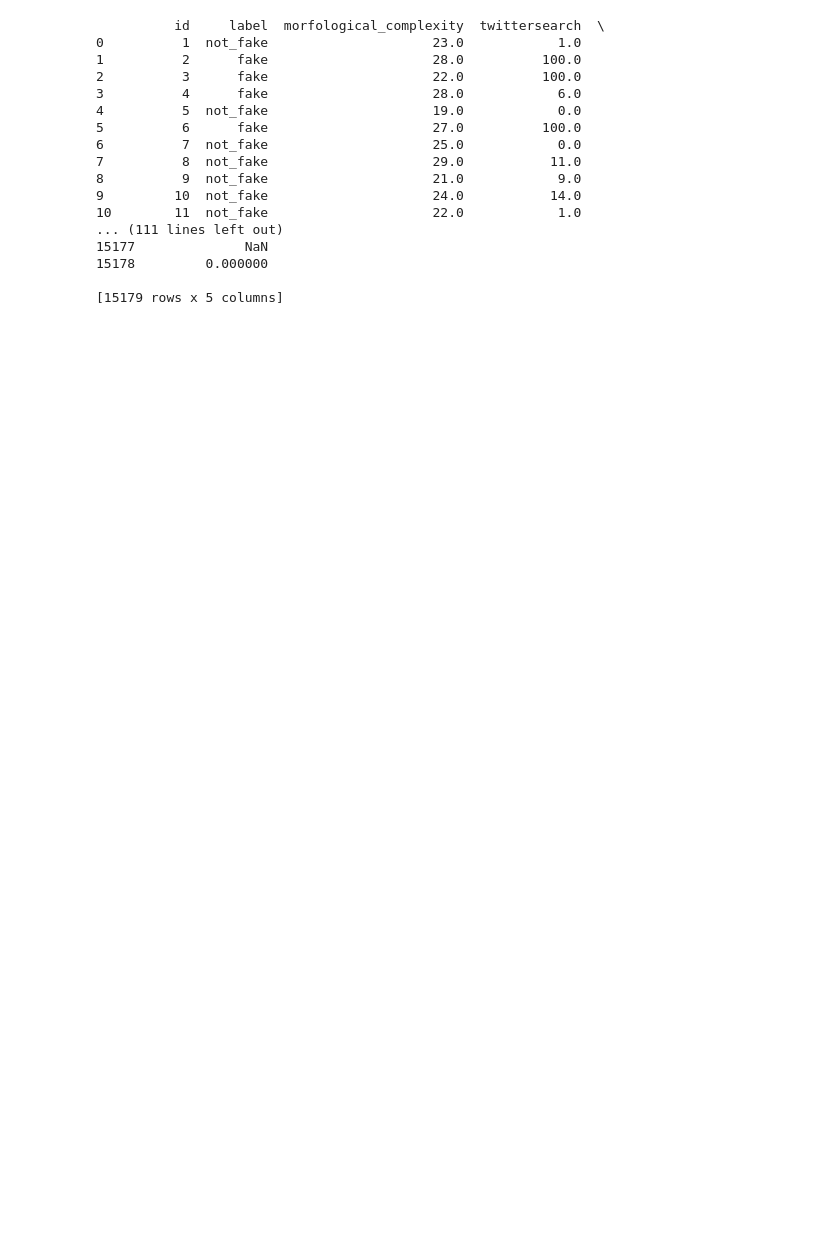
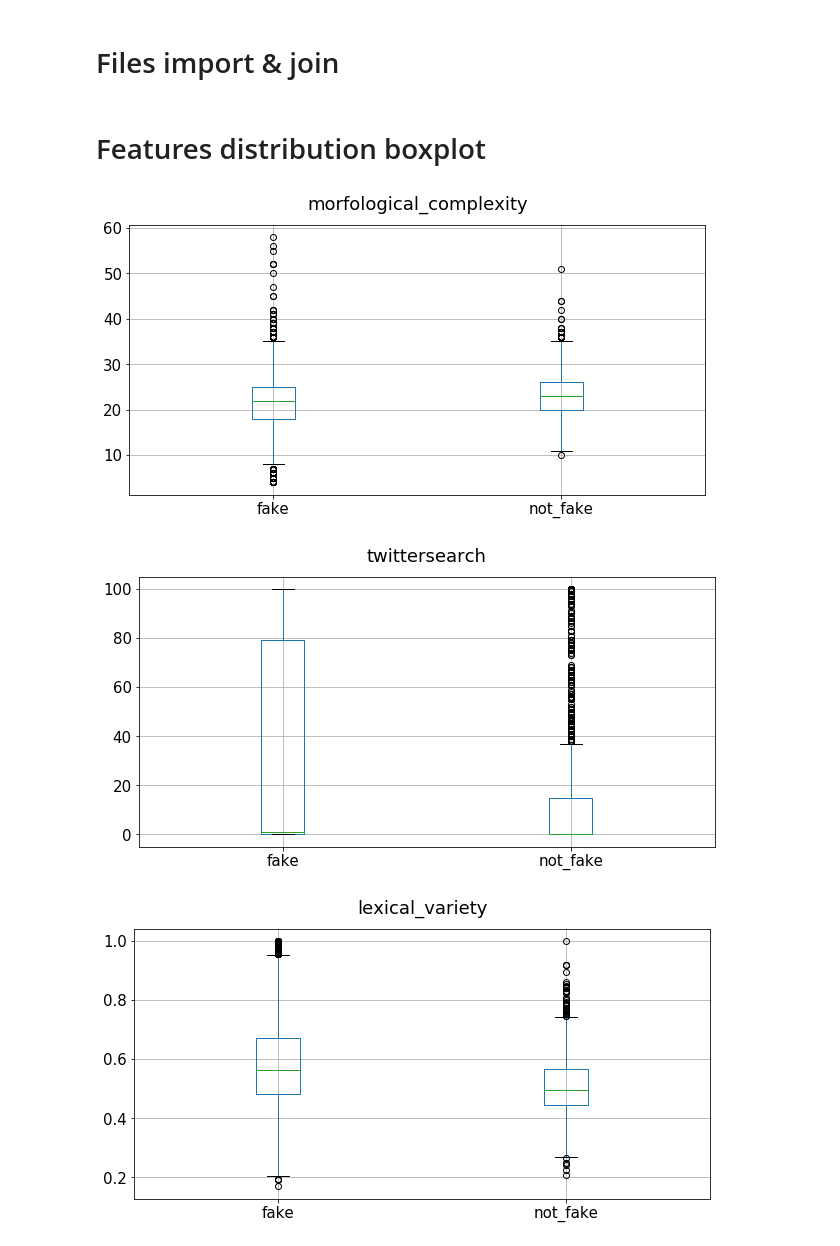
Before and after one commit to IcedGarion/fake-news, a Jupyter notebook: src/plot_results.ipynb, the cells around one changed output. Drawn from its saved outputs; the diff is of its cells as text; code cells hidden in the pictures; blank space fills up the shorter version.

Commit message:
TEST PLOT with lots of twitter data and a few ml

```diff
--- a/src/plot_results.ipynb
+++ b/src/plot_results.ipynb
@@ -1,22 +1,17 @@
+# %% [markdown]
+# Files import & join
 # %%
-# scatter plot + box plot (& istogram) per ogni combinazione di features
-
-# notebook:
-# Legge dalla directory out/ tutti i file che ci sono (uno per feature) e mettere insieme tutto in uno stesso file
-# (sicuramente la run di twitter andra' da sola e avra' un file di out a parte: si vuole unire ai file gia' presenti delle altre features:
-# pandas.join... Metti tutto in un file solo, e poi fai i vari plot.
-
-import os, pandas
+import os, pandas as pd
 
 # files from "features_exploration" out (.csv)
 out_path = ".." + os.sep + "out" + os.sep
 dataframes = []
 features = []
 
-# reads file (= features names = column name)
+# file read (filenames = features names = column name)
 for result_file in os.listdir(out_path):
     features.append(result_file)
-    dataframes.append(pandas.read_csv(out_path + result_file))
+    dataframes.append(pd.read_csv(out_path + result_file))
 
 # directory not empty check
 if len(dataframes) == 0:
@@ -26,28 +21,37 @@ if len(dataframes) == 0:
 # joins all data!
 final_data = dataframes[0]
 for dataframe in dataframes[1:]:
-    final_data = pandas.merge(final_data, dataframe, on="id", how="outer")
+    final_data = pd.merge(final_data, dataframe, suffixes=("", "_fn"), on="id", how="outer")
 
-# picks only id, label and features columns (merge produces junk too)
+# picks only id, label and features columns (mergeing produces also a lot of junk)
 columns = ["id", "label"]
 columns.extend(features)
-
-print(final_data[columns])
+final_data = final_data[columns]
-# %% [output]
-          id     label  morfological_complexity  twittersearch  \
-0          1  not_fake                     23.0            1.0
-1          2      fake                     28.0          100.0
-2          3      fake                     22.0          100.0
-3          4      fake                     28.0            6.0
-4          5  not_fake                     19.0            0.0
-5          6      fake                     27.0          100.0
-6          7  not_fake                     25.0            0.0
-7          8  not_fake                     29.0           11.0
-8          9  not_fake                     21.0            9.0
-9         10  not_fake                     24.0           14.0
-10        11  not_fake                     22.0            1.0
-... (111 lines left out)
-15177              NaN
-15178         0.000000
-
-[15179 rows x 5 columns]
+# %% [markdown]
+# Features distribution boxplot
+# %%
+import numpy as np, matplotlib.pyplot as plt
+
+
+''' PLOTTING RESULTS '''
+
+# parameters
+width = 10
+height = 5
+axes_fontsize = 15
+labels_fontsize = 18
+
+# boxplot: distribution of fake - not_fake for every feature
+for feature in features:
+    # plot
+    boxplot = final_data.boxplot(by="label", column=feature, figsize=(width, height), fontsize=axes_fontsize)
+    # blank labels
+    [axis.set_xlabel('') for axis in np.asarray(boxplot).reshape(-1)]
+    fig = np.asarray(boxplot).reshape(-1)[0].get_figure()
+    # title
+    plt.title("")
+    fig.suptitle(feature, fontsize=labels_fontsize)
+# %% [output]
+[figure, added]
+[figure, added]
+[figure, added]
```
Also changed, not shown: parts of 2 cells of this notebook, 4 other files.
